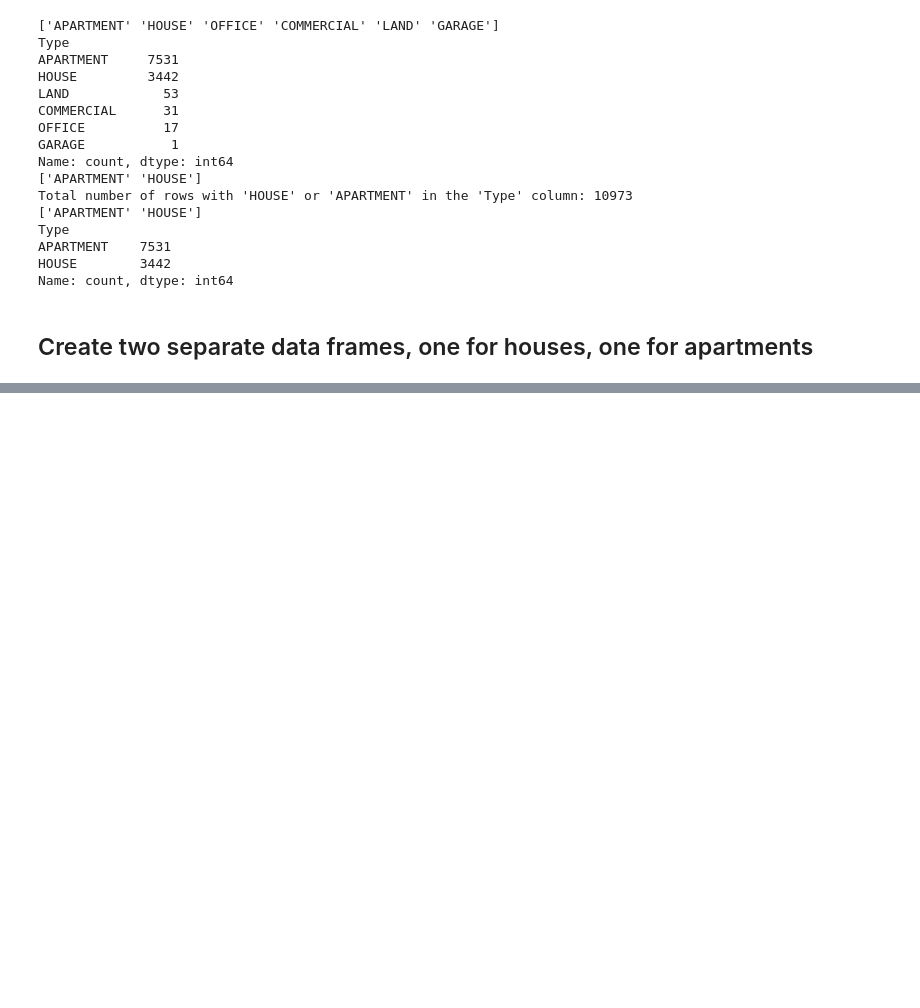
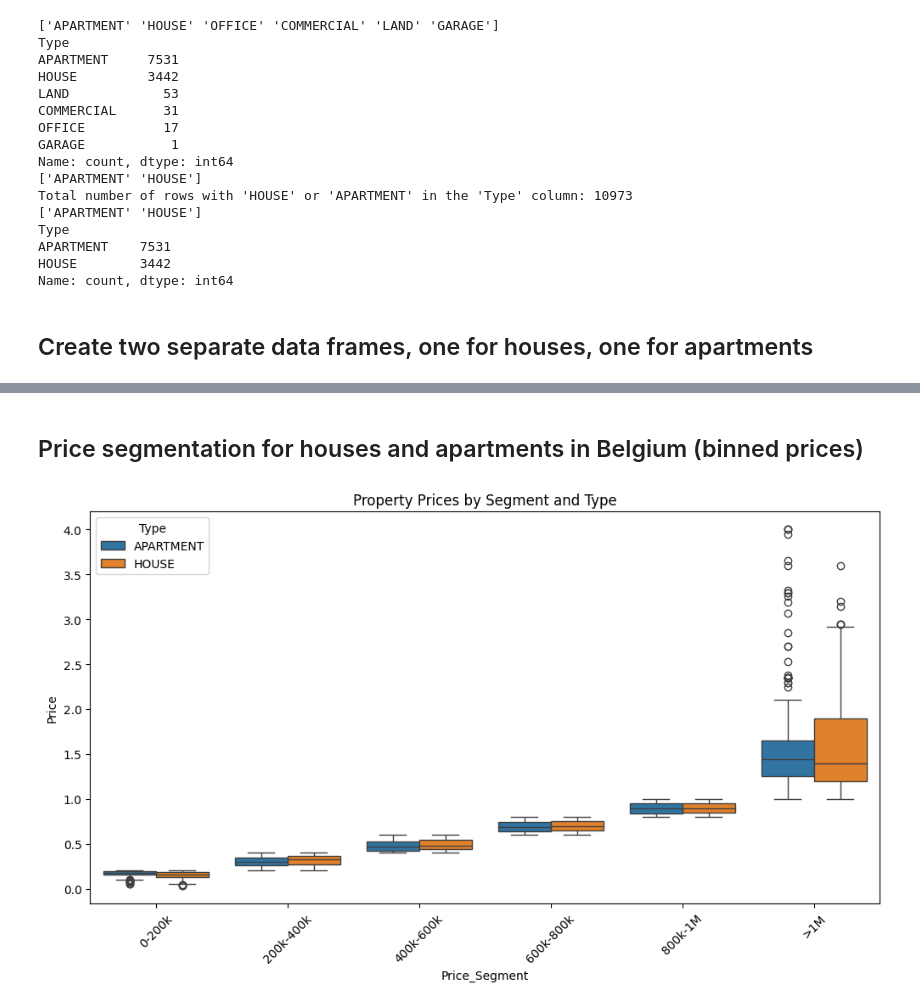
Before and after one commit to emsuru/charlie-02-data-analysis, a Jupyter notebook: em-notebook.ipynb, the cells around one changed output, grey strips where cells are left out. Drawn from its saved outputs; the diff is of its cells as text; code cells hidden in the pictures; blank space fills up the shorter version.

```diff
--- a/em-notebook.ipynb
+++ b/em-notebook.ipynb
@@ -379,0 +380,28 @@ plt.show()
+# %% [markdown]
+## Price segmentation for houses and apartments in Belgium (binned prices)
+# %%
+# Define the edges of our bins - we can update these as needed
+bins = [0, 200000, 400000, 600000, 800000, 1000000, float('inf')]
+
+# Define the labels for the bins
+labels = ['0-200k', '200k-400k', '400k-600k', '600k-800k', '800k-1M', '>1M']
+
+# Ensure that 'Price' is in numeric format
+df_3['Price'] = pd.to_numeric(df_3['Price'], errors='coerce')
+
+# Create a new column 'Price_Segment' using pd.cut
+df_3['Price_Segment'] = pd.cut(df_3['Price'], bins=bins, labels=labels, right=False)
+
+# Plot the distribution:
+plt.figure(figsize=(12, 6))
+
+sns.boxplot(x='Price_Segment', y='Price', hue='Type', data=df_3)
+plt.xticks(rotation=45)
+plt.title('Property Prices by Segment and Type')
+
+# Format the y-axis to show prices in millions with one decimal place
+plt.gca().yaxis.set_major_formatter(ticker.FuncFormatter(lambda x, pos: '{:,.1f}'.format(x/1e6)))
+
+plt.show()
+# %% [output]
+[figure, added]
```
Also changed, not shown: parts of 10 cells of this notebook, 1 other file.
